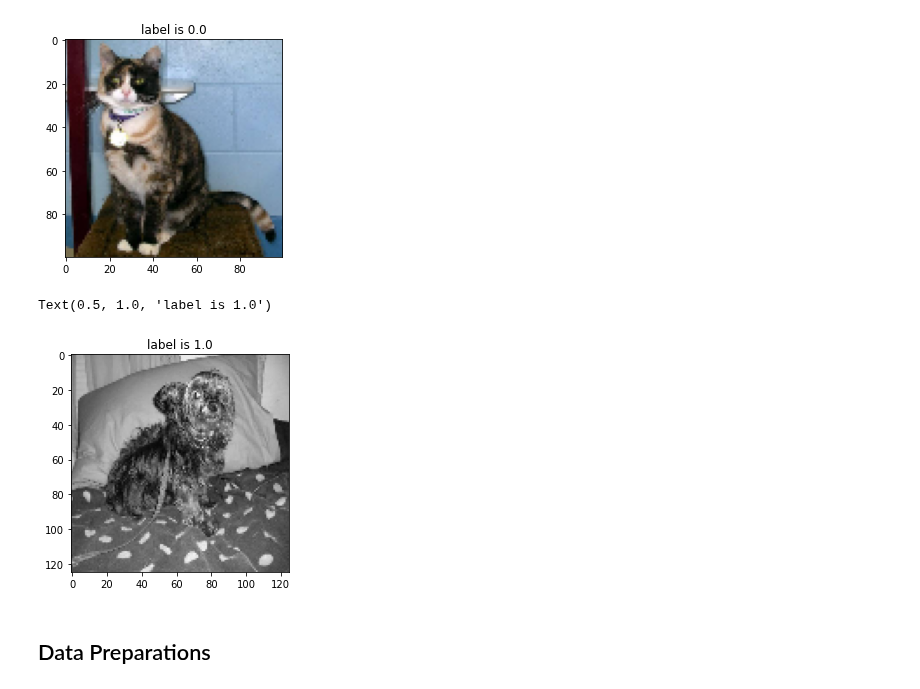
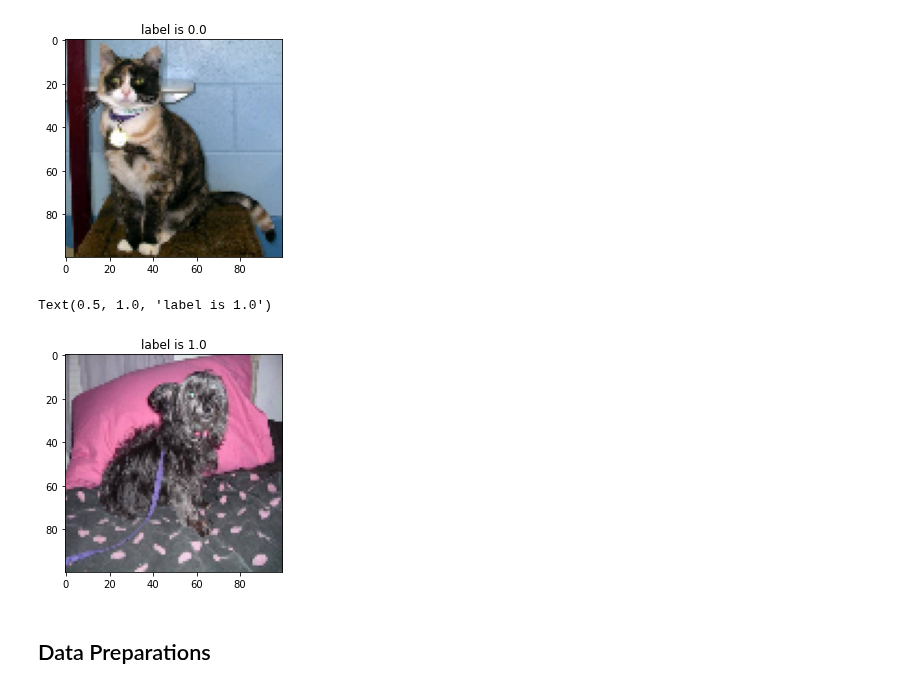
Before and after one commit to oridarshan/data-visualization-project, a Jupyter notebook: Cats_vs_Dogs.ipynb, the cells around one changed output. Drawn from its saved outputs; the diff is of its cells as text; code cells hidden in the pictures.

Commit message:
CvD color and grayscale separation

```diff
--- a/Cats_vs_Dogs.ipynb
+++ b/Cats_vs_Dogs.ipynb
@@ -63,16 +67,13 @@ We will work both on colored and grayscaled data and decide at the end what perf
 # %%
 #Loading data
 from os import listdir
-bnw_X, col_X = list(), list()
+X = list()
 for file in listdir('Datasets/DvC/'):
     # load image
     im = cv2.imread("Datasets/DvC/"+file)
     im = cv2.cvtColor(im, cv2.COLOR_BGR2RGB)#to RGB
-    #add to color
-    col_X.append(cv2.resize(im,(100,100)))
-    #add to black and white
-    bnw_im=cv2.cvtColor(im, cv2.COLOR_RGB2GRAY)#grayscale image
-    bnw_X.append(cv2.resize(bnw_im,(125,125)))
+    #add to X
+    X.append(cv2.resize(im,(100,100)))
 # %% [markdown]
 The first 12500 images are cats and the last 12500 are dogs.
 # %%
@@ -93,11 +94,11 @@ plt.title('label is '+str(y[12499]))
 Text(0.5, 1.0, 'label is 0.0')
 [figure]
 # %%
-plt.imshow(bnw_X[12500],cmap='gray')
+plt.imshow(X[12500])
 plt.title('label is '+str(y[12500]))
 # %% [output]
 Text(0.5, 1.0, 'label is 1.0')
-[figure, old version]
+[figure, new version]
 # %% [markdown]
 ## Data Preparations
 # %%
```
Also changed, not shown: parts of 37 cells of this notebook.
